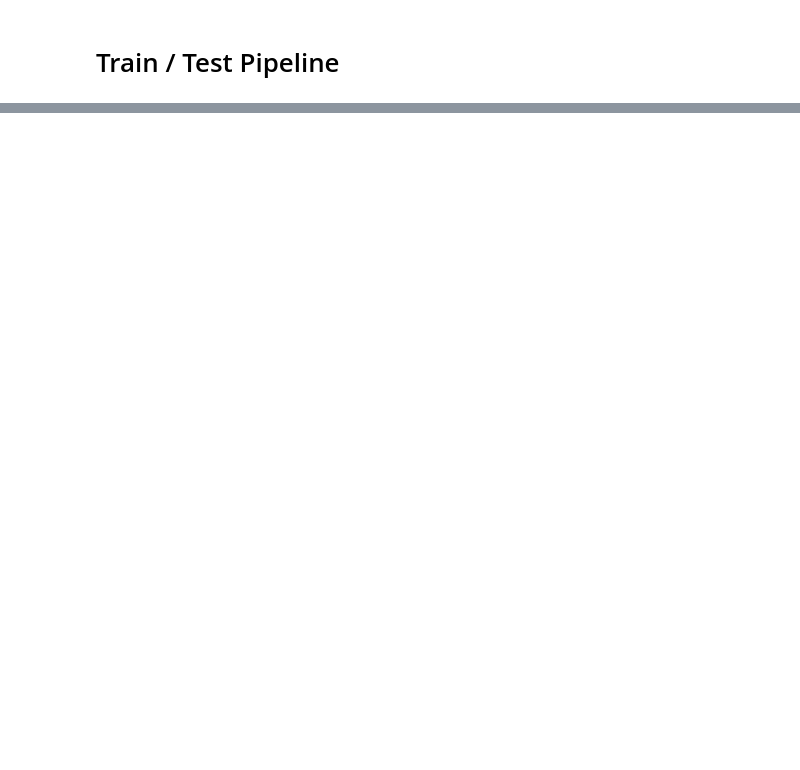
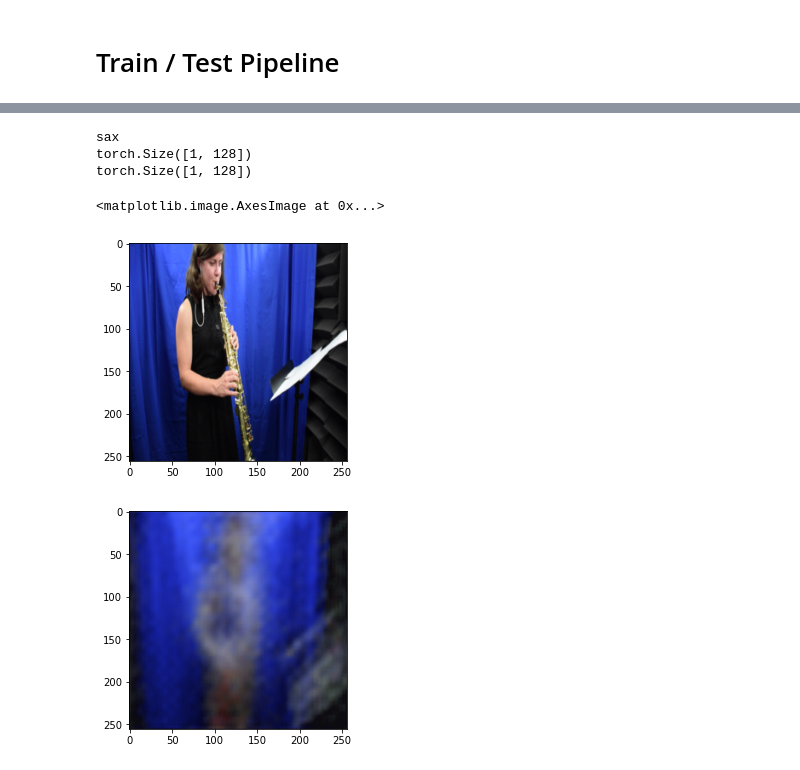
Before and after one commit to jhkang0408/GCT634-Final-Project, a Jupyter notebook: Main.ipynb, the cells around one changed output, grey strips where cells are left out. Drawn from its saved outputs; the diff is of its cells as text; code cells hidden in the pictures; blank space fills up the shorter version.

Commit message:
CVAE onehot vector

```diff
--- a/Main.ipynb
+++ b/Main.ipynb
@@ -430,0 +379,4 @@ torch.save(model.state_dict(), os.path.join(os.getcwd(),'1130.pth'))
+# %%
+from model import Audio2ImageCVAE
+model = Audio2ImageCVAE()
+train_dataloader, valid_dataloader, test_dataloader = get_dataloader(Dataset_Path, BATCH_SIZE)
@@ -430,0 +412,29 @@ torch.save(model.state_dict(), os.path.join(os.getcwd(),'1130.pth'))
+# %%
+dset = SubURMP(Dataset_Path, False, imgtransform)
+image_temp, lms_temp, label_temp = dset[6200]
+instruments = ['bassoon', 'cello', 'clarinet', 'double_bass', 'flute', 'horn', 'oboe', 'sax', 'trombone', 'trumpet', 'tuba', 'viola', 'violin']
+
+model.eval()
+output, mean, std = model(lms_temp.unsqueeze(0).to('cuda'), label_temp.unsqueeze(0).to('cuda'))
+output = output.squeeze()
+output = output.cpu().detach()
+plt.figure()
+plt.imshow(image_temp.permute(1, 2, 0))
+
+print(instruments[label_temp])
+print(mean.shape)
+print(std.shape)
+
+output = output.permute(1, 2, 0).numpy()
+output = output/np.amax(output)
+output = np.clip(output, 0, 1)
+output = (output * 255).astype(np.uint8)
+plt.figure()
+plt.imshow(output)
+# %% [output]
+sax
+torch.Size([1, 128])
+torch.Size([1, 128])
+<matplotlib.image.AxesImage at 0x...>
+[figure, added]
+[figure, added]
```
Also changed, not shown: parts of 14 cells of this notebook, 3 other files.
